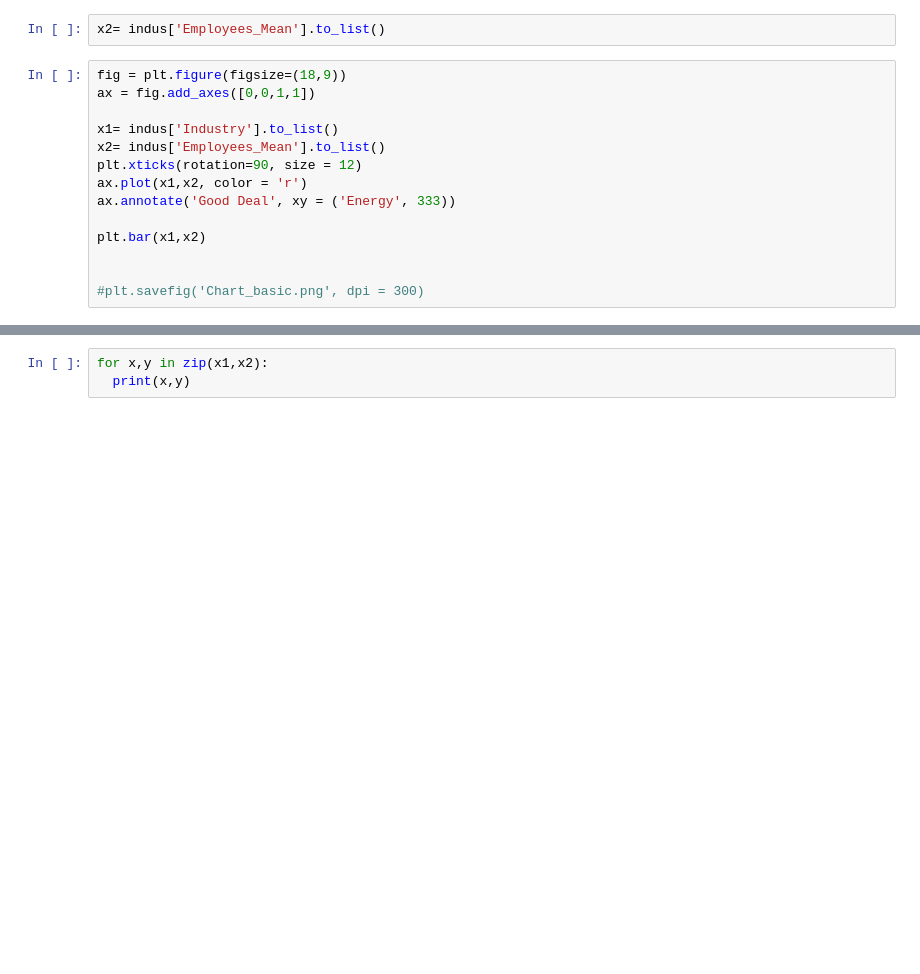
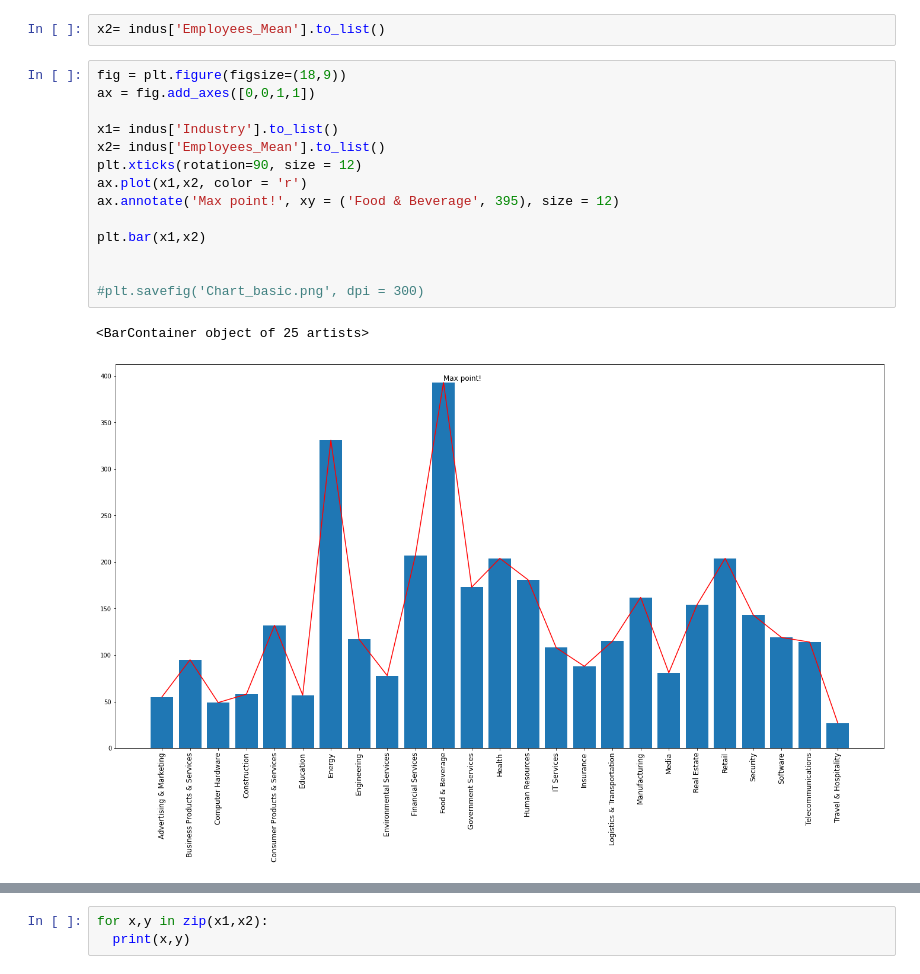
Before and after one commit to MrDataAnalyst/Sales-analysis, a Jupyter notebook: Startups.ipynb, the cells around one changed output, grey strips where cells are left out. Drawn from its saved outputs; the diff is of its cells as text; blank space fills up the shorter version.

```diff
--- a/Startups.ipynb
+++ b/Startups.ipynb
@@ -72,17 +87,20 @@ x2= indus['Employees_Mean'].to_list()
 # %%
 fig = plt.figure(figsize=(18,9))
 ax = fig.add_axes([0,0,1,1])
 
 x1= indus['Industry'].to_list()
 x2= indus['Employees_Mean'].to_list()
 plt.xticks(rotation=90, size = 12)
 ax.plot(x1,x2, color = 'r')
-ax.annotate('Good Deal', xy = ('Energy', 333))
+ax.annotate('Max point!', xy = ('Food & Beverage', 395), size = 12)
 
 plt.bar(x1,x2)
 
 
 #plt.savefig('Chart_basic.png', dpi = 300)
+# %% [output]
+<BarContainer object of 25 artists>
+[figure, added]
 # %%
 fig = plt.figure(figsize=(18,9))
 ax = fig.add_axes([0,0,1,1])
```
Also changed, not shown: parts of 3 cells of this notebook.
